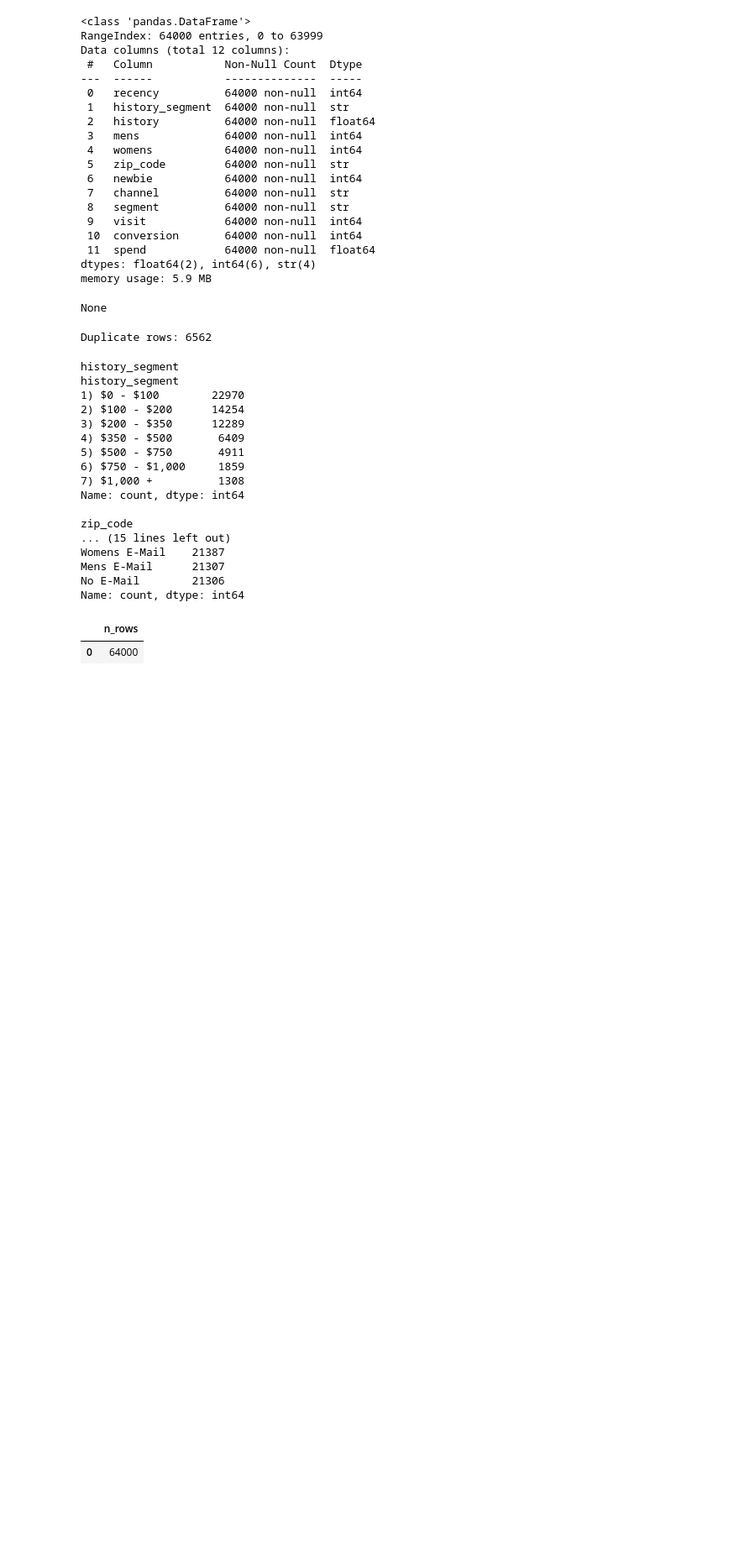
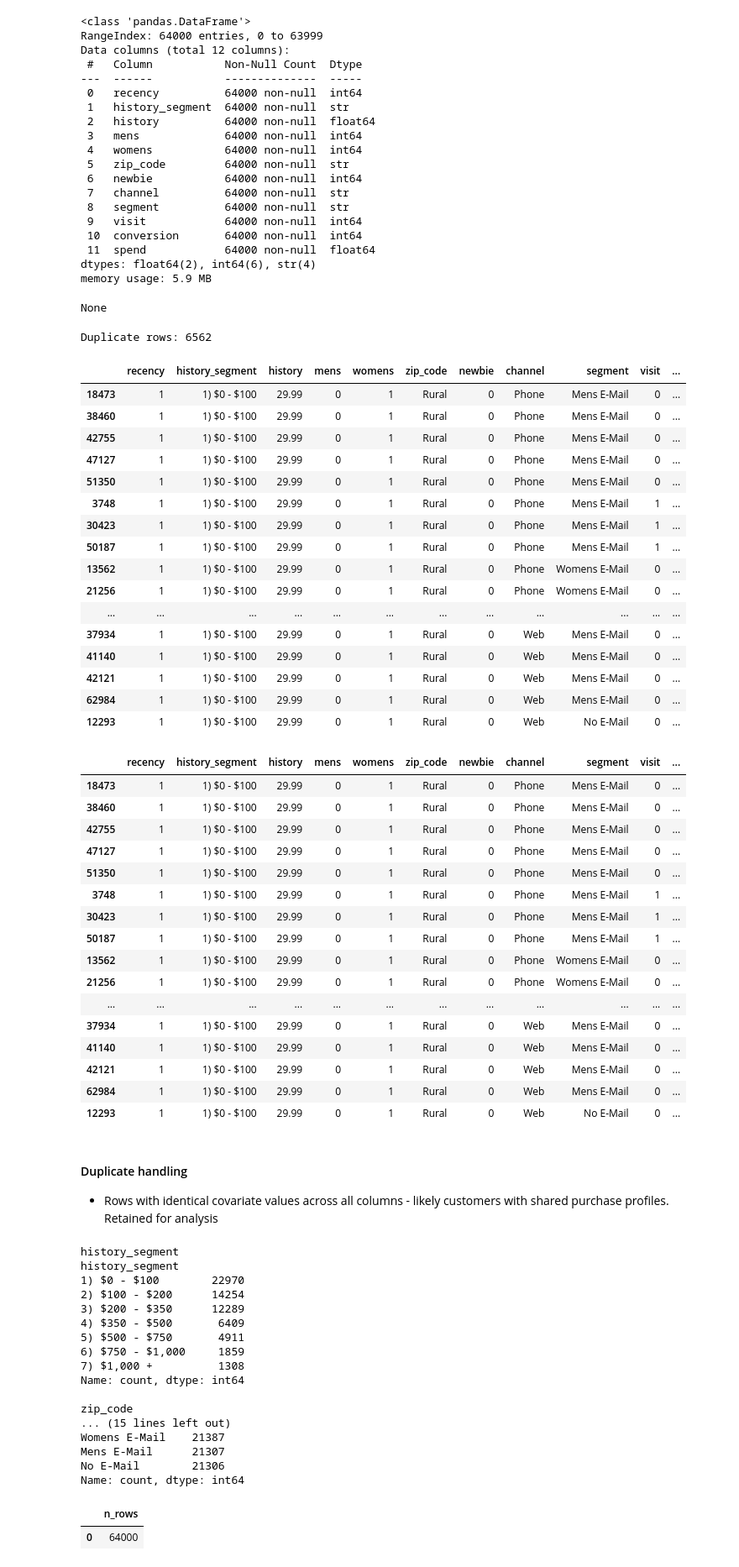
Before and after one commit to dpolioudakis/ab-testing-causal-inference, a Jupyter notebook: notebooks/01_dataset_validation.ipynb, the cells around one changed output. Shown at 84% size. Saved outputs shown, nothing was run; the diff lists cells and outputs as text; code cells hidden in the pictures; blank space fills up the shorter version.

```diff
--- a/notebooks/01_dataset_validation.ipynb
+++ b/notebooks/01_dataset_validation.ipynb
@@ -86,6 +86,48 @@ None
 print(f"Duplicate rows: {hillstrom_df.duplicated().sum()}")
 # %% [output]
 Duplicate rows: 6562
+# %%
+display(hillstrom_df[hillstrom_df.duplicated(keep=False)].sort_values(list(hillstrom_df.columns)).head(20))
+
+display(hillstrom_df[hillstrom_df.duplicated(keep=False)].sort_values(list(hillstrom_df.columns)).head(20))
+# %% [output]
+|  | recency | history_segment | history | mens | womens | zip_code | newbie | channel | segment | visit | ... |
+| 18473 | 1 | 1) $0 - $100 | 29.99 | 0 | 1 | Rural | 0 | Phone | Mens E-Mail | 0 | ... |
+| 38460 | 1 | 1) $0 - $100 | 29.99 | 0 | 1 | Rural | 0 | Phone | Mens E-Mail | 0 | ... |
+| 42755 | 1 | 1) $0 - $100 | 29.99 | 0 | 1 | Rural | 0 | Phone | Mens E-Mail | 0 | ... |
+| 47127 | 1 | 1) $0 - $100 | 29.99 | 0 | 1 | Rural | 0 | Phone | Mens E-Mail | 0 | ... |
+| 51350 | 1 | 1) $0 - $100 | 29.99 | 0 | 1 | Rural | 0 | Phone | Mens E-Mail | 0 | ... |
+| 3748 | 1 | 1) $0 - $100 | 29.99 | 0 | 1 | Rural | 0 | Phone | Mens E-Mail | 1 | ... |
+| 30423 | 1 | 1) $0 - $100 | 29.99 | 0 | 1 | Rural | 0 | Phone | Mens E-Mail | 1 | ... |
+| 50187 | 1 | 1) $0 - $100 | 29.99 | 0 | 1 | Rural | 0 | Phone | Mens E-Mail | 1 | ... |
+| 13562 | 1 | 1) $0 - $100 | 29.99 | 0 | 1 | Rural | 0 | Phone | Womens E-Mail | 0 | ... |
+| 21256 | 1 | 1) $0 - $100 | 29.99 | 0 | 1 | Rural | 0 | Phone | Womens E-Mail | 0 | ... |
+| ... | ... | ... | ... | ... | ... | ... | ... | ... | ... | ... | ... |
+| 37934 | 1 | 1) $0 - $100 | 29.99 | 0 | 1 | Rural | 0 | Web | Mens E-Mail | 0 | ... |
+| 41140 | 1 | 1) $0 - $100 | 29.99 | 0 | 1 | Rural | 0 | Web | Mens E-Mail | 0 | ... |
+| 42121 | 1 | 1) $0 - $100 | 29.99 | 0 | 1 | Rural | 0 | Web | Mens E-Mail | 0 | ... |
+| 62984 | 1 | 1) $0 - $100 | 29.99 | 0 | 1 | Rural | 0 | Web | Mens E-Mail | 0 | ... |
+| 12293 | 1 | 1) $0 - $100 | 29.99 | 0 | 1 | Rural | 0 | Web | No E-Mail | 0 | ... |
+|  | recency | history_segment | history | mens | womens | zip_code | newbie | channel | segment | visit | ... |
+| 18473 | 1 | 1) $0 - $100 | 29.99 | 0 | 1 | Rural | 0 | Phone | Mens E-Mail | 0 | ... |
+| 38460 | 1 | 1) $0 - $100 | 29.99 | 0 | 1 | Rural | 0 | Phone | Mens E-Mail | 0 | ... |
+| 42755 | 1 | 1) $0 - $100 | 29.99 | 0 | 1 | Rural | 0 | Phone | Mens E-Mail | 0 | ... |
+| 47127 | 1 | 1) $0 - $100 | 29.99 | 0 | 1 | Rural | 0 | Phone | Mens E-Mail | 0 | ... |
+| 51350 | 1 | 1) $0 - $100 | 29.99 | 0 | 1 | Rural | 0 | Phone | Mens E-Mail | 0 | ... |
+| 3748 | 1 | 1) $0 - $100 | 29.99 | 0 | 1 | Rural | 0 | Phone | Mens E-Mail | 1 | ... |
+| 30423 | 1 | 1) $0 - $100 | 29.99 | 0 | 1 | Rural | 0 | Phone | Mens E-Mail | 1 | ... |
+| 50187 | 1 | 1) $0 - $100 | 29.99 | 0 | 1 | Rural | 0 | Phone | Mens E-Mail | 1 | ... |
+| 13562 | 1 | 1) $0 - $100 | 29.99 | 0 | 1 | Rural | 0 | Phone | Womens E-Mail | 0 | ... |
+| 21256 | 1 | 1) $0 - $100 | 29.99 | 0 | 1 | Rural | 0 | Phone | Womens E-Mail | 0 | ... |
+| ... | ... | ... | ... | ... | ... | ... | ... | ... | ... | ... | ... |
+| 37934 | 1 | 1) $0 - $100 | 29.99 | 0 | 1 | Rural | 0 | Web | Mens E-Mail | 0 | ... |
+| 41140 | 1 | 1) $0 - $100 | 29.99 | 0 | 1 | Rural | 0 | Web | Mens E-Mail | 0 | ... |
+| 42121 | 1 | 1) $0 - $100 | 29.99 | 0 | 1 | Rural | 0 | Web | Mens E-Mail | 0 | ... |
+| 62984 | 1 | 1) $0 - $100 | 29.99 | 0 | 1 | Rural | 0 | Web | Mens E-Mail | 0 | ... |
+| 12293 | 1 | 1) $0 - $100 | 29.99 | 0 | 1 | Rural | 0 | Web | No E-Mail | 0 | ... |
+# %% [markdown]
+#### Duplicate handling
+ - Rows with identical covariate values across all columns  - likely customers with shared purchase profiles. Retained for analysis
 # %%
 for col in hillstrom_df.select_dtypes(include="str").columns:
     print(f"{col}\n{hillstrom_df[col].value_counts()}\n")
```
Also changed, not shown: parts of 1 cell of this notebook, 5 other files.
